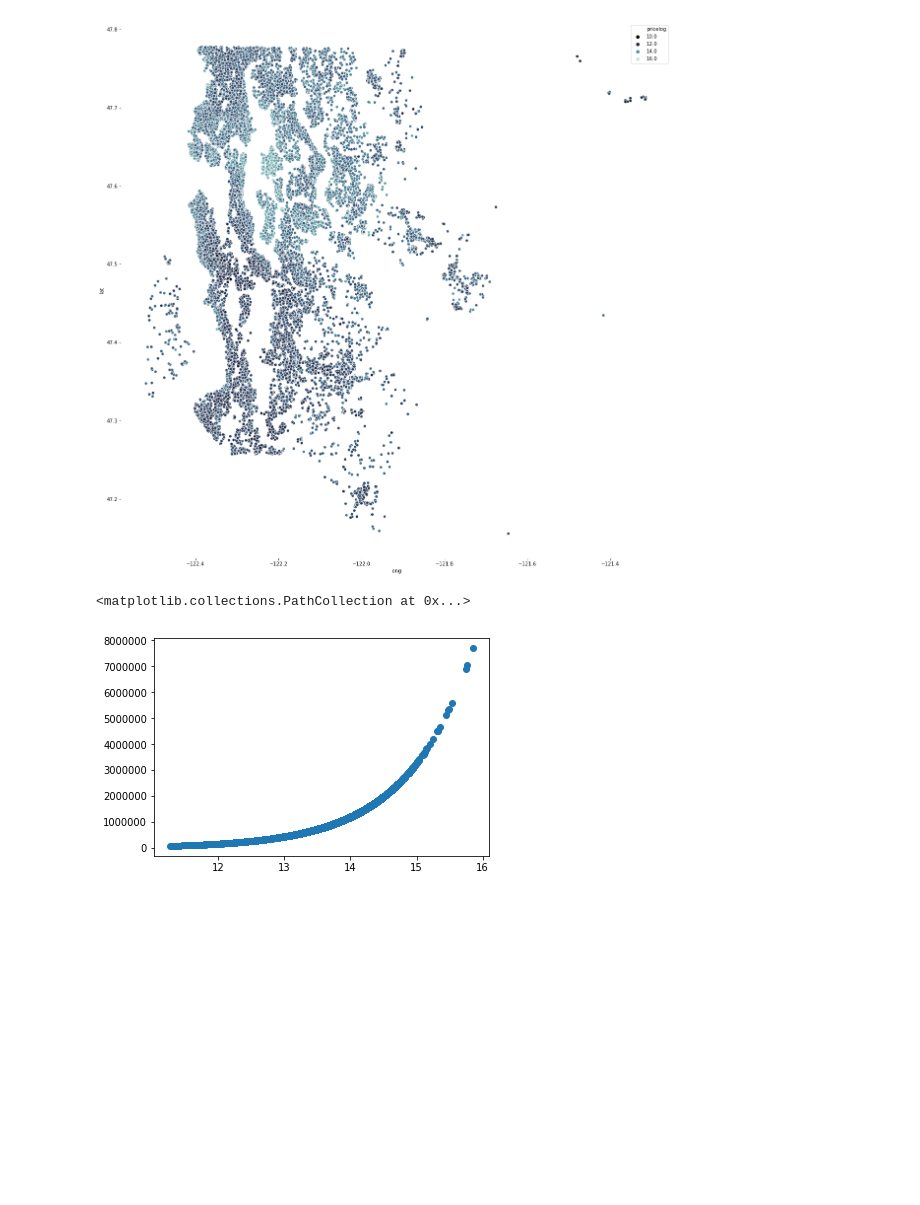
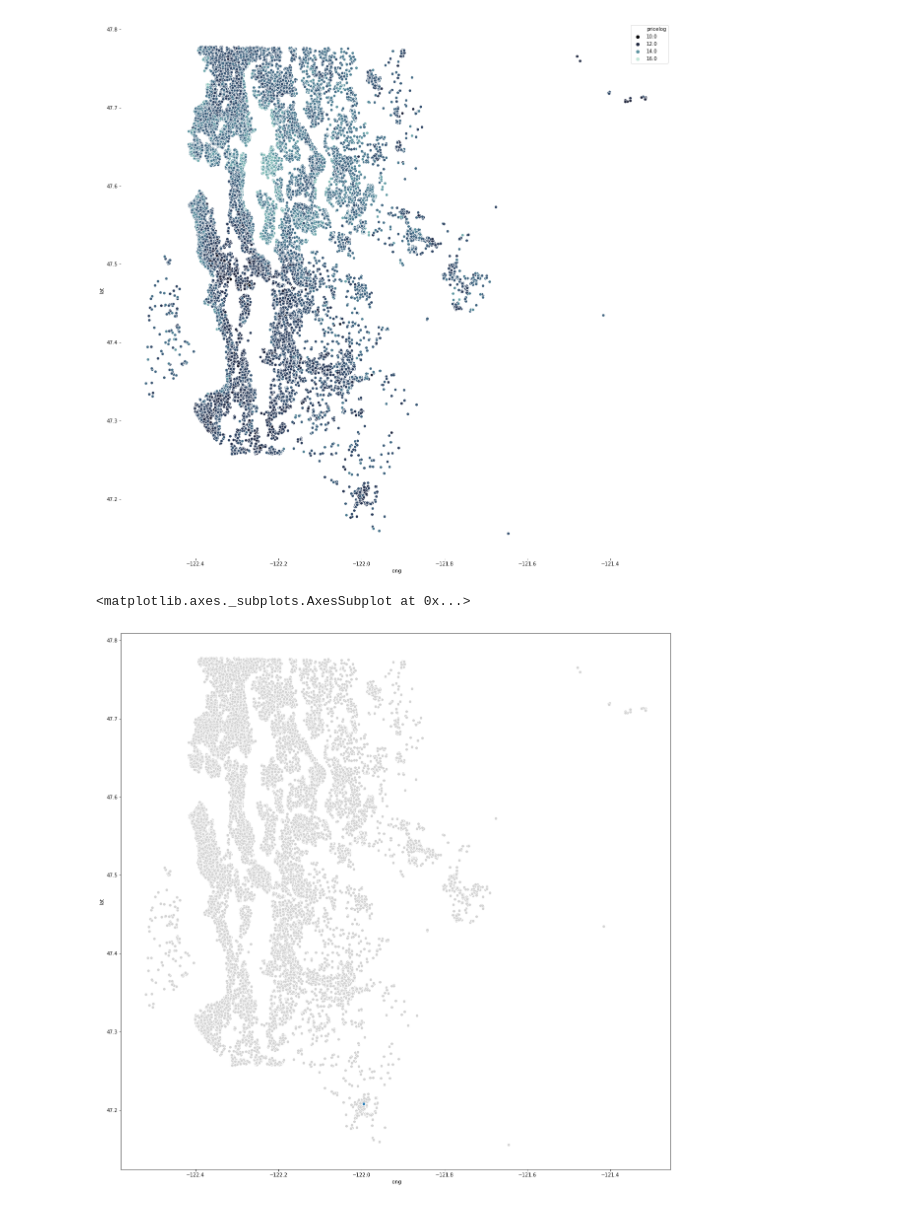
Before and after one commit to CjMullins87/M01-Project, a Jupyter notebook: EDA.ipynb, the cells around one changed output. Cells and saved outputs as stored; diff of their text form; code cells hidden in the pictures; blank space fills up the shorter version.

```diff
--- a/EDA.ipynb
+++ b/EDA.ipynb
@@ -520,9 +425,13 @@ sns.scatterplot(x="long", y="lat",
 # %% [output]
 <matplotlib.axes._subplots.AxesSubplot at 0x...>
 [figure]
-# %%
-plt.scatter(df['pricelog'],df['price'])
-# %% [output]
-<matplotlib.collections.PathCollection at 0x...>
-[figure, removed]
+# %%
+cabins = df.loc[df['grade'] <= 3]
+
+fig = plt.figure(figsize=(20,20))
+sns.scatterplot(x=df.long, y=df.lat, color='lightgrey')
+sns.scatterplot(x=cabins.long, y=cabins.lat)
+# %% [output]
+<matplotlib.axes._subplots.AxesSubplot at 0x...>
+[figure, added]
 # %%
```
Also changed, not shown: parts of 51 cells of this notebook, 1 other file.
